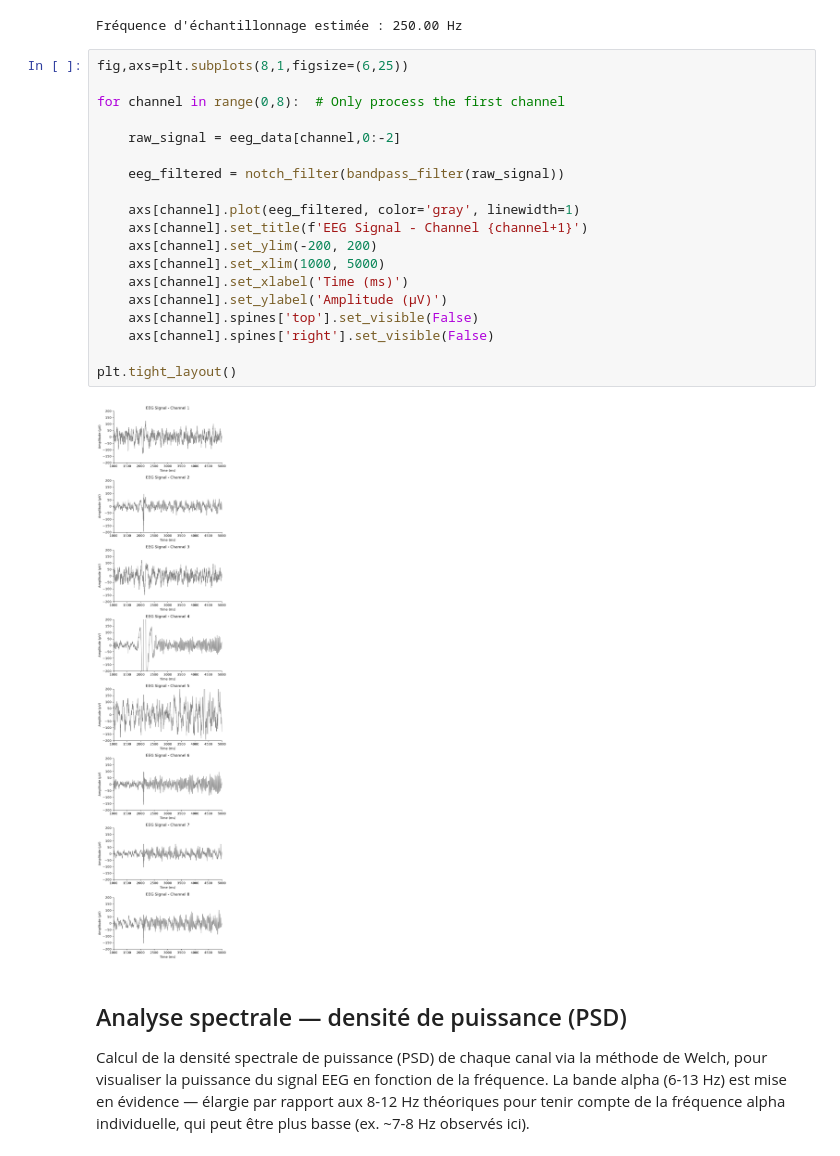
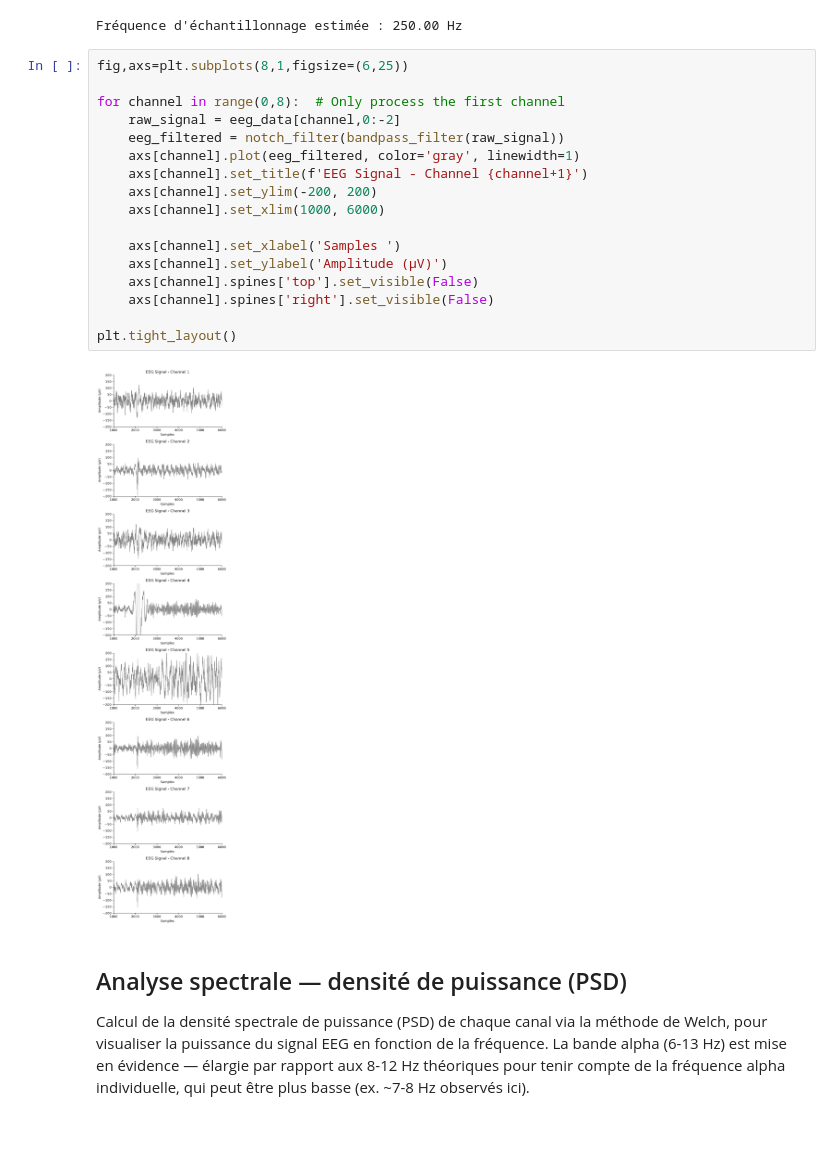
Before and after one commit to nicolascatz/M1_EEG_Project, a Jupyter notebook: scripts/EEG_ANALYSES_M1_ALPHA_TEST_NC.ipynb, the cells around one changed output. Drawn from its saved outputs; the diff is of its cells as text.

```diff
--- a/scripts/EEG_ANALYSES_M1_ALPHA_TEST_NC.ipynb
+++ b/scripts/EEG_ANALYSES_M1_ALPHA_TEST_NC.ipynb
@@ -37,24 +37,22 @@ Fréquence d'échantillonnage estimée : 250.00 Hz
 # %%
 fig,axs=plt.subplots(8,1,figsize=(6,25))
 
 for channel in range(0,8):  # Only process the first channel
-
     raw_signal = eeg_data[channel,0:-2]
-
     eeg_filtered = notch_filter(bandpass_filter(raw_signal))
-
     axs[channel].plot(eeg_filtered, color='gray', linewidth=1)
     axs[channel].set_title(f'EEG Signal - Channel {channel+1}')
     axs[channel].set_ylim(-200, 200)
-    axs[channel].set_xlim(1000, 5000)
-    axs[channel].set_xlabel('Time (ms)')
+    axs[channel].set_xlim(1000, 6000)
+
+    axs[channel].set_xlabel('Samples ')
     axs[channel].set_ylabel('Amplitude (µV)')
     axs[channel].spines['top'].set_visible(False)
     axs[channel].spines['right'].set_visible(False)
 
 plt.tight_layout()
 # %% [output]
-[figure, old version]
+[figure, new version]
 # %% [markdown]
 ## Analyse spectrale — densité de puissance (PSD)
 
```
